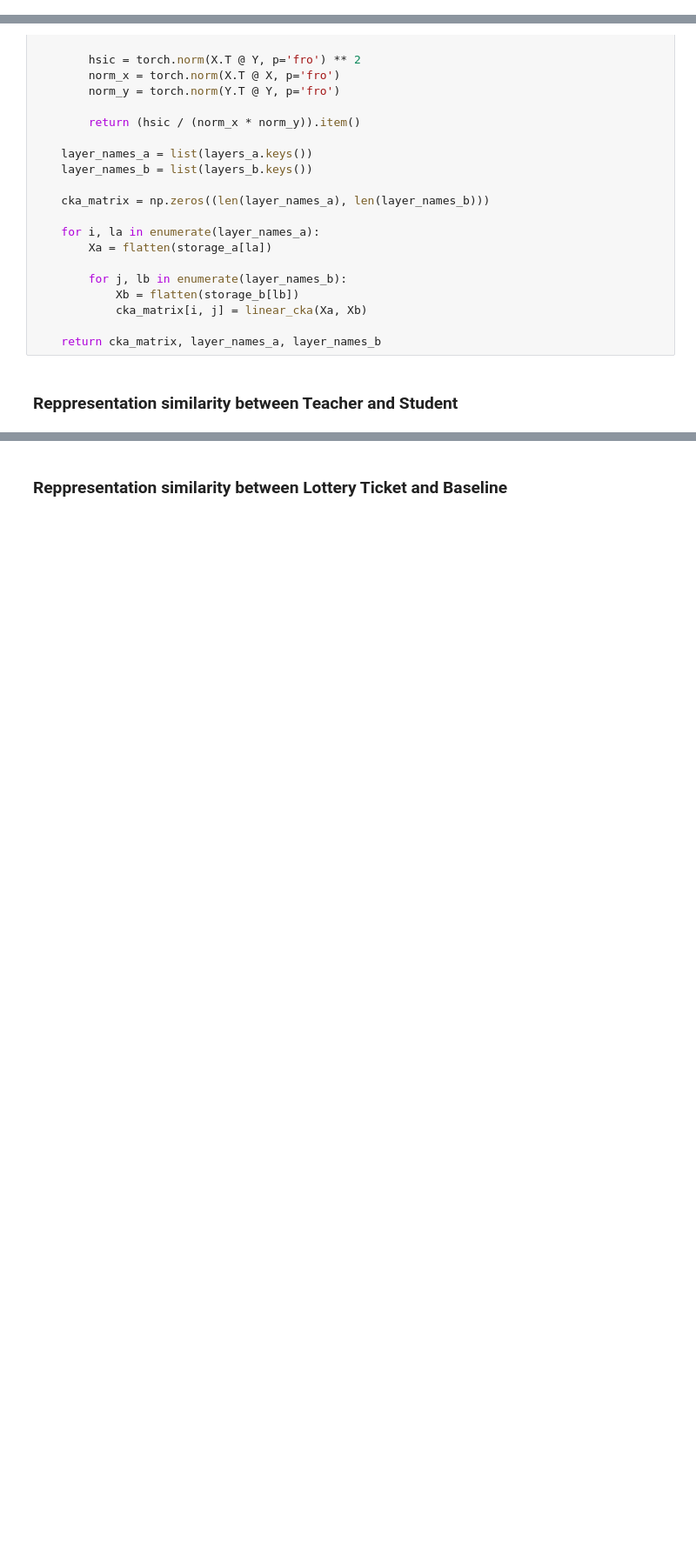
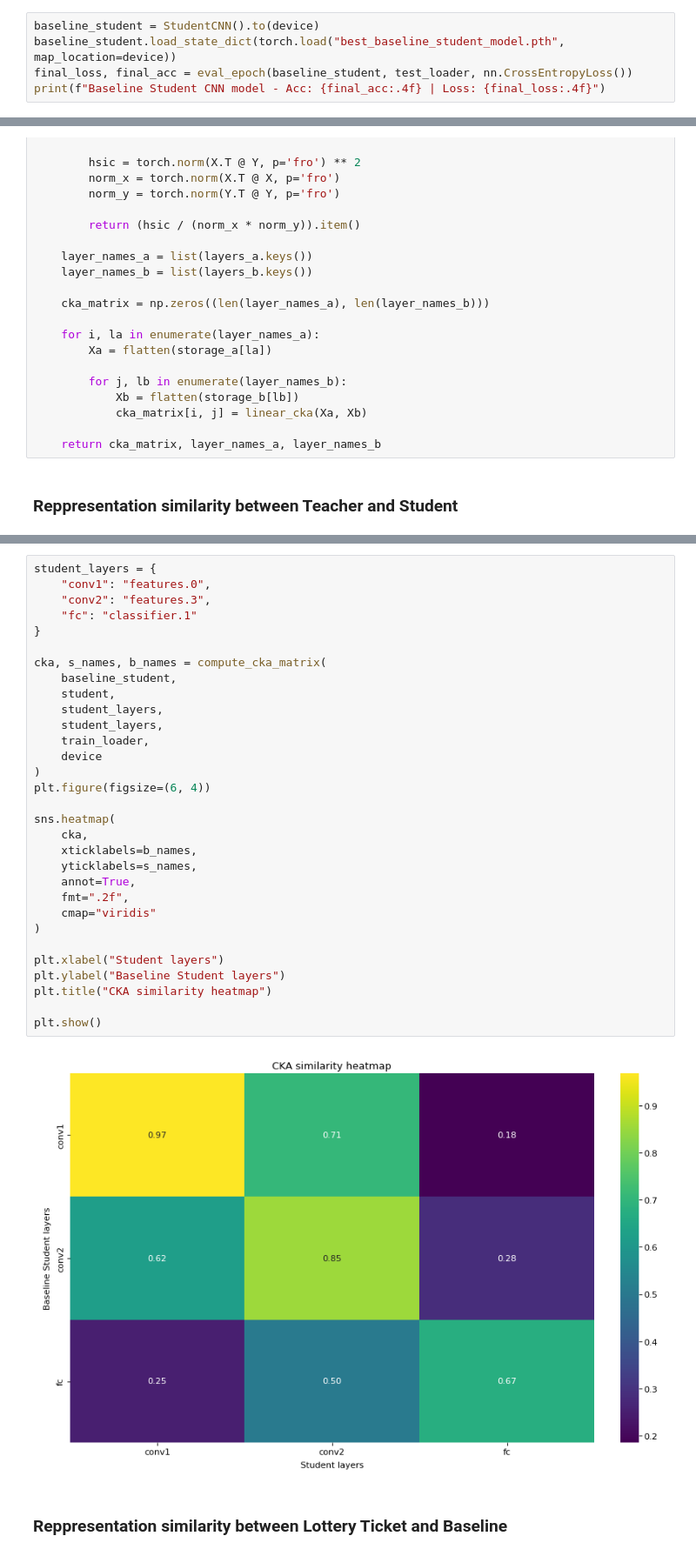
Before and after one commit to Piras2024/Compressing-Networks-with-KD-vs-LTH, a Jupyter notebook: notebook.ipynb, the cells around one changed output, grey strips where cells are left out. Shown at 87% size. Saved outputs shown, nothing was run; the diff lists cells and outputs as text; blank space fills up the shorter version.

```diff
--- a/notebook.ipynb
+++ b/notebook.ipynb
@@ -1305,3 +1306,8 @@ classifier.4 Linear
 classifier.5 ReLU
 classifier.6 Dropout
 classifier.7 Linear
+# %%
+baseline_student = StudentCNN().to(device)
+baseline_student.load_state_dict(torch.load("best_baseline_student_model.pth", map_location=device))
+final_loss, final_acc = eval_epoch(baseline_student, test_loader, nn.CrossEntropyLoss())
+print(f"Baseline Student CNN model - Acc: {final_acc:.4f} | Loss: {final_loss:.4f}")
@@ -1545,3 +1600,36 @@ plt.show()
+# %%
+student_layers = {
+    "conv1": "features.0",
+    "conv2": "features.3",
+    "fc": "classifier.1"
+}
+
+cka, s_names, b_names = compute_cka_matrix(
+    baseline_student,
+    student,
+    student_layers,
+    student_layers,
+    train_loader,
+    device
+)
+plt.figure(figsize=(6, 4))
+
+sns.heatmap(
+    cka,
+    xticklabels=b_names,
+    yticklabels=s_names,
+    annot=True,
+    fmt=".2f",
+    cmap="viridis"
+)
+
+plt.xlabel("Student layers")
+plt.ylabel("Baseline Student layers")
+plt.title("CKA similarity heatmap")
+
+plt.show()
+# %% [output]
+[figure, added]
 # %% [markdown]
 ### Reppresentation similarity between Lottery Ticket and Baseline
 # %%
```
Also changed, not shown: parts of 57 cells of this notebook, 9 other files.
